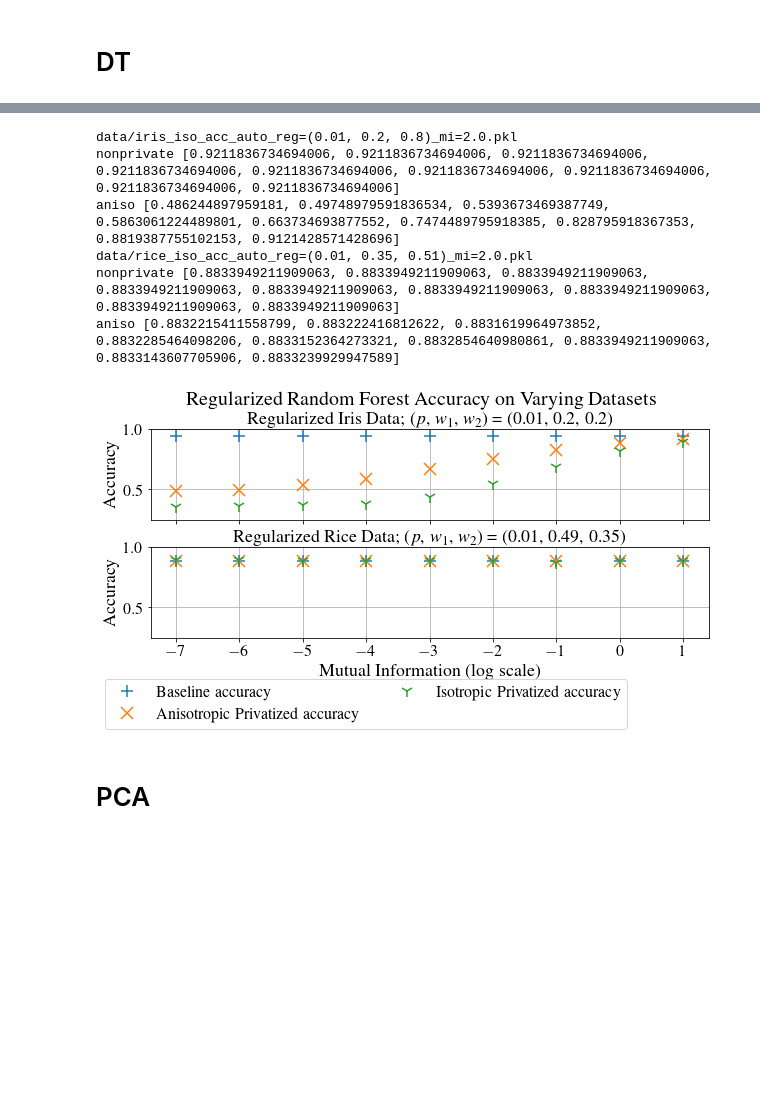
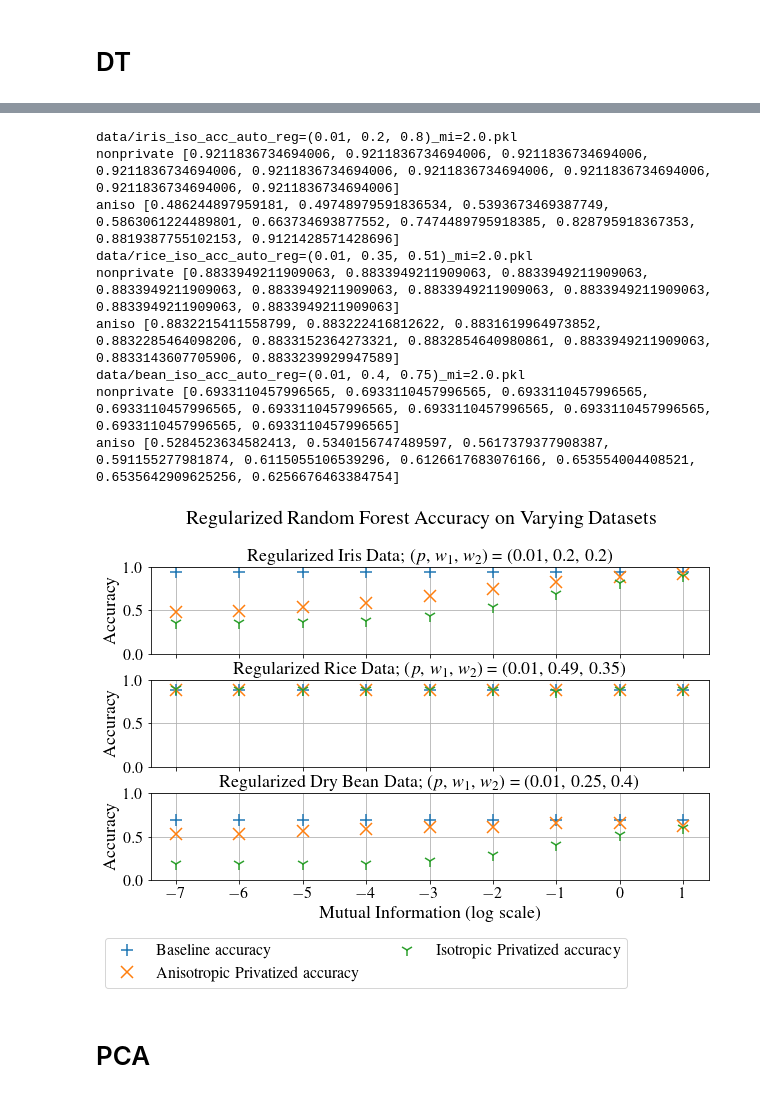
Before and after one commit to mayuri95/pac_algs, a Jupyter notebook: code_new/hybrid viz.ipynb, the cells around one changed output, grey strips where cells are left out. Cells and saved outputs as stored; diff of their text form; code cells hidden in the pictures; blank space fills up the shorter version.

```diff
--- a/code_new/hybrid viz.ipynb
+++ b/code_new/hybrid viz.ipynb
@@ -291,18 +291,20 @@ plt.savefig('hybrid_figs/mi_svm_reg.png', bbox_inches = "tight")
 true_x_vals = [1/128., 0.015625, 0.03125, 0.0625, 0.125, 0.25, 0.5, 1.0, 2.0]
 # print(true_x_vals)
 # kmeans_mi=0.125_iris_acc.pkl
-regs = [(None, 0.0, 1.0), (None, 0, 1.0)]
+regs = [(None, 0.0, 1.0), (None, 0, 1.0), (None, 0.0, 1.0)]
 fnames = ["data/iris_acc_auto_reg={}_mi={}.pkl",
-          "data/rice_acc_auto_reg={}_mi={}.pkl"]
+          "data/rice_acc_auto_reg={}_mi={}.pkl",
+          "data/bean_acc_auto_reg={}_mi={}.pkl"]
 # iris_iso_acc_auto_reg=(0.01, 0.1, 0.95)_mi=0.015625.pkl
 iso_fnames = ["data/iris_iso_acc_auto_reg={}_mi={}.pkl",
-          "data/rice_iso_acc_auto_reg={}_mi={}.pkl"]
+          "data/rice_iso_acc_auto_reg={}_mi={}.pkl",
+             "data/bean_iso_acc_auto_reg={}_mi={}.pkl"]
 
-data_types = ['iris', 'rice']
-titles = ["Iris Data", "Rice Data"]
-fig, axes = plt.subplots(2, sharex=True, figsize=(10, 4))
+data_types = ['iris', 'rice', 'bean']
+titles = ["Iris Data", "Rice Data", "Dry Bean Data"]
+fig, axes = plt.subplots(3, sharex=True, figsize=(10, 6))
 
-baseline_vals = [0.9183673469387877, 0.9325744308231315]
+baseline_vals = [0.9183673469387877, 0.9325744308231315, 0.8357790840068532]
 
 
 for ind, data in enumerate(data_types):
@@ -327,7 +329,7 @@ for ind, data in enumerate(data_types):
     ax.plot(transformed_x_vals, [baseline_vals[ind]]*len(transformed_x_vals), '+', markersize=12, mew=1.5, label="Baseline accuracy")
     ax.plot(transformed_x_vals, hybrid_priv_ys, 'x', markersize=12, mew=1.5, label="Anisotropic Privatized accuracy")
     ax.plot(transformed_x_vals, iso_priv_ys, '1', markersize=12, mew=1.5, label="Isotropic Privatized accuracy")
-    y_min, y_max = 0.25, 1.0
+    y_min, y_max = 0.0, 1.0
     ax.set_ylim(y_min, y_max)
 
     ax.set_ylabel("Accuracy", fontsize=18)
@@ -355,20 +359,23 @@ aniso [0.5439553415061301, 0.5781217162872158, 0.6507942206654997, 0.75709457092
 true_x_vals = [1/128., 0.015625, 0.03125, 0.0625, 0.125, 0.25, 0.5, 1.0, 2.0]
 # print(true_x_vals)
 # kmeans_mi=0.125_iris_acc.pkl
-regs = [(0.01, 0.2, 0.8), (0.01, 0.35, 0.51)]
+regs = [(0.01, 0.2, 0.8), (0.01, 0.35, 0.51), (0.01, 0.4, 0.75)]
 fnames = ["data/iris_acc_auto_reg={}_mi={}.pkl",
-          "data/rice_acc_auto_reg={}_mi={}.pkl"]
+          "data/rice_acc_auto_reg={}_mi={}.pkl",
+          "data/bean_acc_auto_reg={}_mi={}.pkl"]
+# iris_iso_acc_auto_reg=(0.01, 0.1, 0.95)_mi=0.015625.pkl
+iso_fnames = ["data/iris_iso_acc_auto_reg={}_mi={}.pkl",
+          "data/rice_iso_acc_auto_reg={}_mi={}.pkl",
+             "data/bean_iso_acc_auto_reg={}_mi={}.pkl"]
 
-iso_fnames = ["data/iris_iso_acc_auto_reg={}_mi={}.pkl",
-          "data/rice_iso_acc_auto_reg={}_mi={}.pkl"]
-# iris_iso_acc_auto_reg=(0.01, 0.2, 0.8)_mi=0.015625.pkl
+data_types = ['iris', 'rice', 'bean']
+# p, w2, 1-w1
+titles = ["Regularized Iris Data; ($p$, $w_1$, $w_2$) = (0.01, 0.2, 0.2)",
+          "Regularized Rice Data; ($p$, $w_1$, $w_2$) = (0.01, 0.49, 0.35)",
+         "Regularized Dry Bean Data; ($p$, $w_1$, $w_2$) = (0.01, 0.25, 0.4)"]
+fig, axes = plt.subplots(3, sharex=True, figsize=(10, 6))
 
-data_types = ['iris', 'rice']
-# p, w2, 1-w1
-titles = ["Regularized Iris Data; ($p$, $w_1$, $w_2$) = (0.01, 0.2, 0.2)", "Regularized Rice Data; ($p$, $w_1$, $w_2$) = (0.01, 0.49, 0.35)"]
-fig, axes = plt.subplots(2, sharex=True, figsize=(10, 4))
-
-baseline_vals = [0.9387755102040937, 0.8791593695271682]
+baseline_vals = [0.9387755102040937, 0.8791593695271682, 0.6933110457996565]
 
 for ind, data in enumerate(data_types):
 
@@ -389,35 +396,38 @@ for ind, data in enumerate(data_types):
     hybrid_priv_ys = [acc_dict[k][1] for k in sorted_keys]
     print('aniso', hybrid_priv_ys)
     iso_priv_ys = [iso_acc_dict[k][1] for k in sorted_keys]
 
     transformed_x_vals = [np.log2(x) for x in true_x_vals]
     ax.plot(transformed_x_vals, [baseline_vals[ind]]*len(transformed_x_vals), '+', markersize=12, mew=1.5, label="Baseline accuracy")
     ax.plot(transformed_x_vals, hybrid_priv_ys, 'x', markersize=12, mew=1.5, label="Anisotropic Privatized accuracy")
     ax.plot(transformed_x_vals, iso_priv_ys, '1', markersize=12, mew=1.5, label="Isotropic Privatized accuracy")
-    y_min, y_max = 0.25, 1.0
+    y_min, y_max = 0., 1.0
     ax.set_ylim(y_min, y_max)
 
     ax.set_ylabel("Accuracy", fontsize=18)
     ax.set_title(titles[ind], fontsize=18)
     ax.grid(True)
     ax.tick_params(axis='both', labelsize=16)
 plt.subplots_adjust(hspace=0.3)
 
 handles, labels = ax.get_legend_handles_labels()
 plt.subplots_adjust(top=0.85)
 
 lgd = fig.legend(handles, labels, ncol=2, loc=2, prop={'size': 16}, bbox_to_anchor=(0.05, 0.01))
 plt.xlabel("Mutual Information (log scale)", fontsize=18)
 plt.suptitle("Regularized Random Forest Accuracy on Varying Datasets", fontsize=20)
 plt.savefig('hybrid_figs/dt_reg.png', bbox_inches = "tight")
 # %% [output]
 data/iris_iso_acc_auto_reg=(0.01, 0.2, 0.8)_mi=2.0.pkl
 nonprivate [0.9211836734694006, 0.9211836734694006, 0.9211836734694006, 0.9211836734694006, 0.9211836734694006, 0.9211836734694006, 0.9211836734694006, 0.9211836734694006, 0.9211836734694006]
 aniso [0.486244897959181, 0.49748979591836534, 0.5393673469387749, 0.5863061224489801, 0.663734693877552, 0.7474489795918385, 0.828795918367353, 0.8819387755102153, 0.9121428571428696]
 data/rice_iso_acc_auto_reg=(0.01, 0.35, 0.51)_mi=2.0.pkl
 nonprivate [0.8833949211909063, 0.8833949211909063, 0.8833949211909063, 0.8833949211909063, 0.8833949211909063, 0.8833949211909063, 0.8833949211909063, 0.8833949211909063, 0.8833949211909063]
 aniso [0.8832215411558799, 0.883222416812622, 0.8831619964973852, 0.8832285464098206, 0.8833152364273321, 0.8832854640980861, 0.8833949211909063, 0.8833143607705906, 0.8833239929947589]
+data/bean_iso_acc_auto_reg=(0.01, 0.4, 0.75)_mi=2.0.pkl
+nonprivate [0.6933110457996565, 0.6933110457996565, 0.6933110457996565, 0.6933110457996565, 0.6933110457996565, 0.6933110457996565, 0.6933110457996565, 0.6933110457996565, 0.6933110457996565]
+aniso [0.5284523634582413, 0.5340156747489597, 0.5617379377908387, 0.591155277981874, 0.6115055106539296, 0.6126617683076166, 0.653554004408521, 0.6535642909625256, 0.6256676463384754]
-[figure, old version]
+[figure, new version]
 # %% [markdown]
 # PCA
 # %%
```
Also changed, not shown: parts of 1 cell of this notebook, 11 other files.
